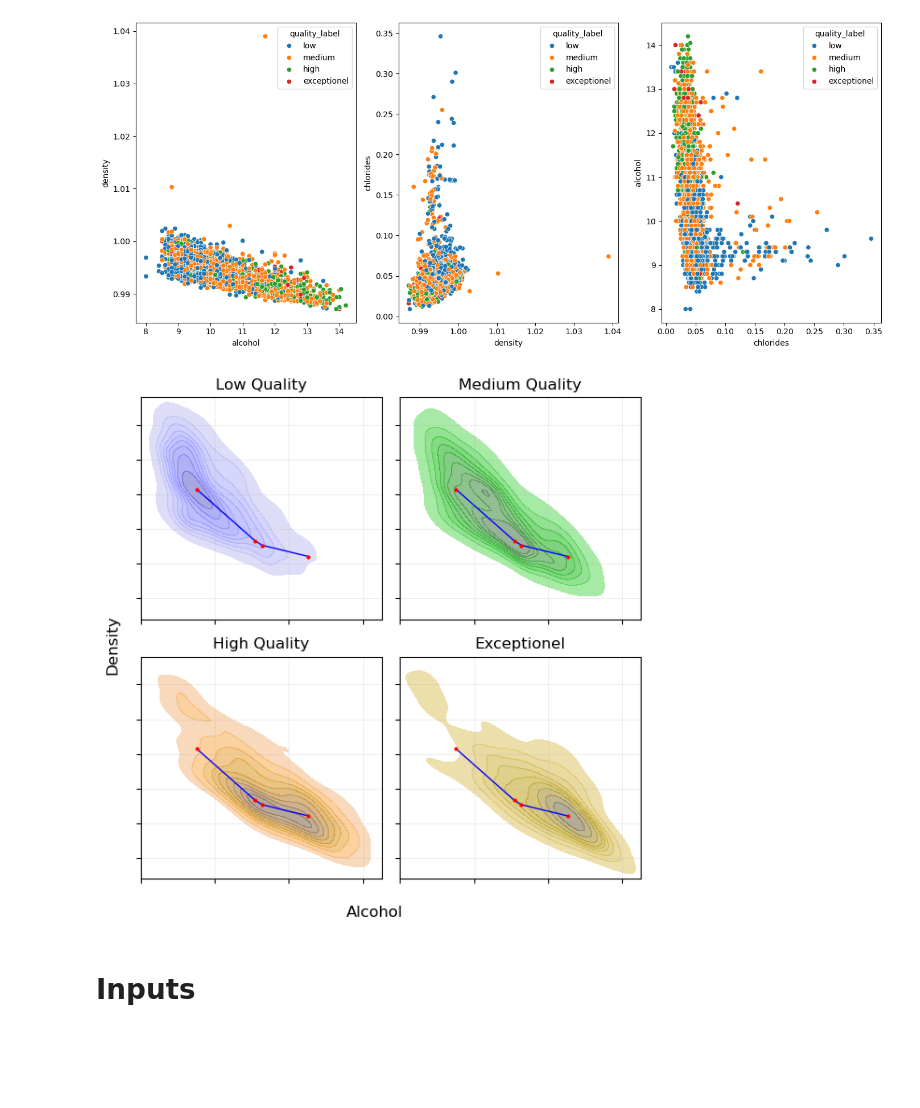
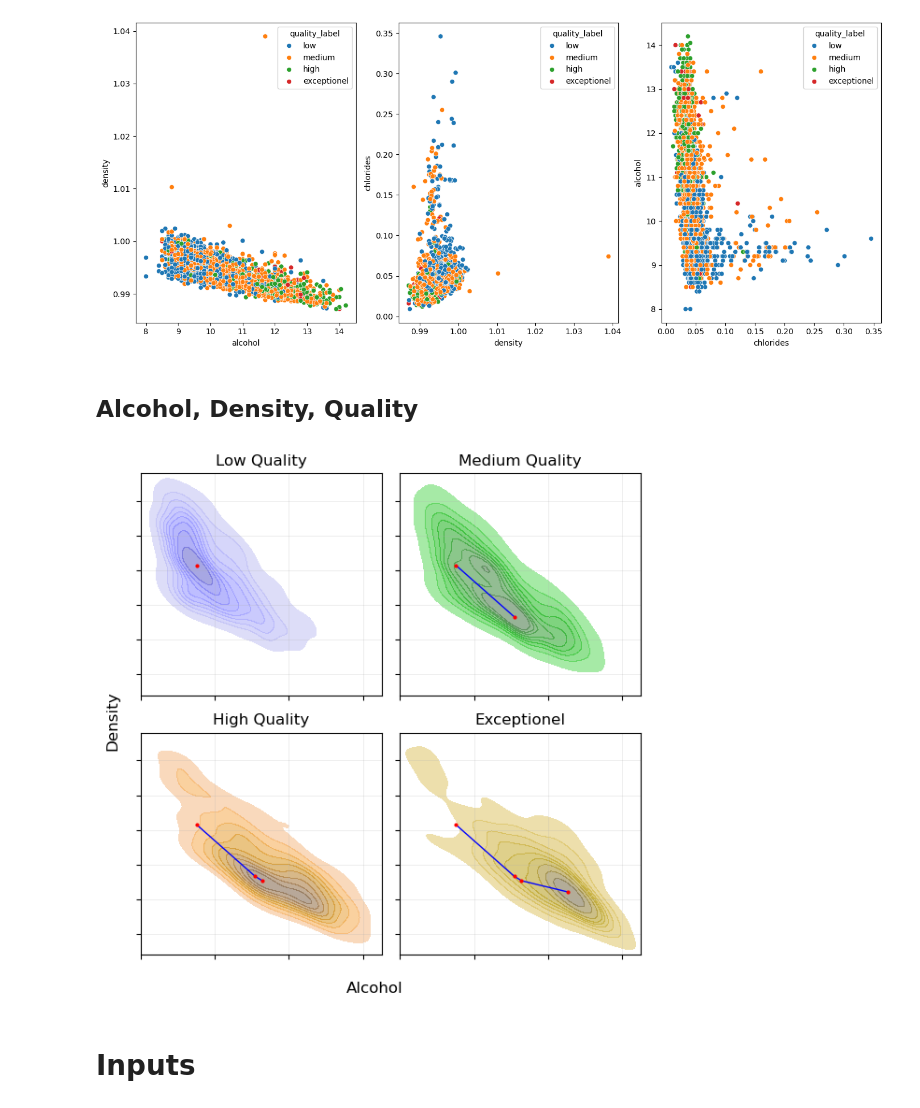
Before and after one commit to olemir/data-analysis-on-wine, a Jupyter notebook: notebooks/wine-quality_3-EDA_white-wine.ipynb, the cells around one changed output. Cells and saved outputs as stored; diff of their text form; code cells hidden in the pictures; blank space fills up the shorter version.

Commit message:
clean up and improve the weatherman plot

```diff
--- a/notebooks/wine-quality_3-EDA_white-wine.ipynb
+++ b/notebooks/wine-quality_3-EDA_white-wine.ipynb
@@ -942,18 +924,7 @@ def get_kde_maximum(data, X, Y, xlim, ylim):
-# %%
-# TODO utils
-def draw_points(x, y, ax):
-    for xi, yi in zip(x,y):
-        ax.plot(xi, yi, 'ro', markersize=2)
-
-def connect_points_line(x, y, ax):
-    x2 = x[1:] + [x[0]]
-    y2 = y[1:] + [y[0]]
-    for xi, yi, x2i, y2i in zip(x[:-1], y[:-1], x2[:-1], y2[:-1]):
-    # for xi, yi, x2i, y2i in zip(x, y, x2, y2):
-        ax.plot([xi, x2i], [yi, y2i], 'b-', linewidth=1)
+# %% [markdown]
+## Alcohol, Density, Quality
 # %%
-# 4 Plots
-# TODO clean up
+# alcohol density relation: show the overlap of the quality levels and the tendencies of good wines
 # How does the relation between two continuous variables split on a third categorical one?
 # TODO create function: include set titles and colors, function to highlight a group
 fig,ax = plt.subplots(2, 2, figsize=(6,6), sharex=True, sharey=True)
@@ -970,69 +941,54 @@ sns.kdeplot(wine_w[med], x='alcohol', y='density', fill=True, alpha=0.5, color=q
 sns.kdeplot(wine_w[hig], x='alcohol', y='density', fill=True, alpha=0.5, color=quality_label_colors['high'], ax=ax[2])
 sns.kdeplot(wine_w[vhig], x='alcohol', y='density', fill=True, alpha=0.5, color=quality_label_colors['exceptionel'], ax=ax[3])
 
-# # Annotate the maximum point
-# plt.annotate(f'Maximum: x={max_x:.2f}, y={max_y:.2f}',
-#              xy=(max_x, max_y),
-#              xytext=(max_x + 1, max_y + 0.1),  # Adjust text position
-#              arrowprops=dict(facecolor='black', shrink=0.05),
-#              fontsize=10)
-
+# only show the interesting area (wo the high density outlier)
 xlim = [8, 14.5]
 ylim = [0.986, 1.002]
 ax[0].set_xlim(xlim)
 ax[0].set_ylim(ylim)
 
+# show the movement of the clouds by indicating the movement of the maxima
 xmax, ymax = [0]*4, [0]*4
 xmax[0], ymax[0], _ = get_kde_maximum(wine_w[low], 'alcohol', 'density', xlim, ylim)
 xmax[1], ymax[1], _ = get_kde_maximum(wine_w[med], 'alcohol', 'density', xlim, ylim)
 xmax[2], ymax[2], _ = get_kde_maximum(wine_w[hig], 'alcohol', 'density', xlim, ylim)
 xmax[3], ymax[3], _ = get_kde_maximum(wine_w[vhig], 'alcohol', 'density', xlim, ylim)
 
-connect_points_line(xmax, ymax, ax[0])
-connect_points_line(xmax, ymax, ax[1])
-connect_points_line(xmax, ymax, ax[2])
+connect_points_line(xmax[:2], ymax[:2], ax[1])
+connect_points_line(xmax[:3], ymax[:3], ax[2])
 connect_points_line(xmax, ymax, ax[3])
 
-draw_points(xmax, ymax, ax[0])
-draw_points(xmax, ymax, ax[1])
-draw_points(xmax, ymax, ax[2])
+draw_points(xmax[:1], ymax[:1], ax[0])
+draw_points(xmax[:2], ymax[:2], ax[1])
+draw_points(xmax[:3], ymax[:3], ax[2])
 draw_points(xmax, ymax, ax[3])
 
+# tune plot
 ax[0].grid(True, axis='both', linewidth=0.5, alpha=0.3)
 ax[1].grid(True, axis='both', linewidth=0.5, alpha=0.3)
 ax[2].grid(True, axis='both', linewidth=0.5, alpha=0.3)
 ax[3].grid(True, axis='both', linewidth=0.5, alpha=0.3)
 
 ax[0].set_yticklabels([])
 ax[0].set_xticklabels([])
 
 ax[0].set_xlabel('')
 ax[1].set_xlabel('')
 ax[2].set_xlabel('')
 ax[3].set_xlabel('')
 ax[0].set_ylabel('')
 ax[1].set_ylabel('')
 ax[2].set_ylabel('')
 ax[3].set_ylabel('')
 
 ax[0].set_title('Low Quality')
 ax[1].set_title('Medium Quality')
 ax[2].set_title('High Quality')
 ax[3].set_title('Exceptionel')
 
 fig.supxlabel('Alcohol')
 fig.supylabel('Density')
 
-# sns.scatterplot (wine_w_norm     , x='density', y='chlorides', hue='quality_label', alpha=0.7, ax=ax[0,1])
-# sns.kdeplot     (wine_w_norm[low], x='density', y='chlorides', fill=True, alpha=0.5, ax=ax[1,1])
-# sns.kdeplot     (wine_w_norm[med], x='density', y='chlorides', fill=True, alpha=0.5, ax=ax[2,1])
-# sns.kdeplot     (wine_w_norm[hig], x='density', y='chlorides', fill=True, alpha=0.5, ax=ax[3,1])
-
-# sns.scatterplot (wine_w_norm     , x='chlorides', y='alcohol', hue='quality_label', alpha=0.7, ax=ax[0,2])
-# sns.kdeplot     (wine_w_norm[low], x='chlorides', y='alcohol', fill=True, alpha=0.5, ax=ax[1,2])
-# sns.kdeplot     (wine_w_norm[med], x='chlorides', y='alcohol', fill=True, alpha=0.5, ax=ax[2,2])
-# sns.kdeplot     (wine_w_norm[hig], x='chlorides', y='alcohol', fill=True, alpha=0.5, ax=ax[3,2])
-
 plt.tight_layout()
 # %% [output]
-[figure, old version]
+[figure, new version]
```
Also changed, not shown: parts of 7 cells of this notebook, 1 other file.
